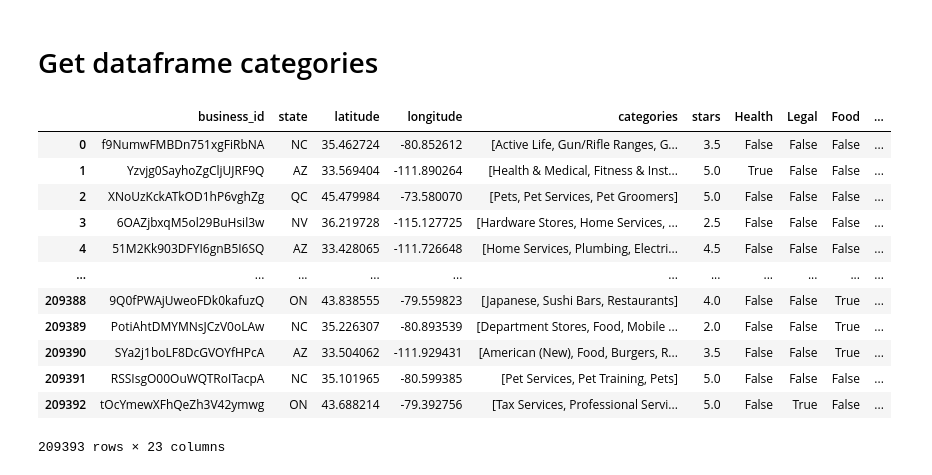
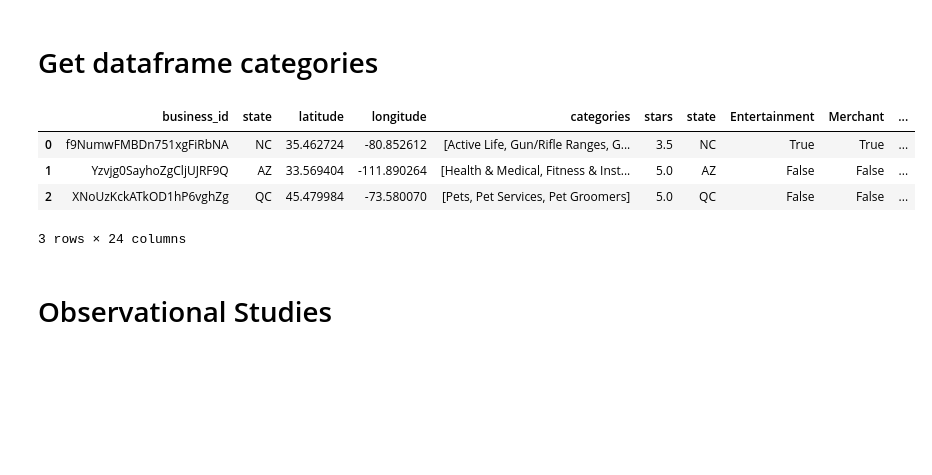
Before and after one commit to epfl-ada/ada-2020-project-milestone-p3-p3_kergagnant, a Jupyter notebook: P4_partA_Analysis_Paul.ipynb, the cells around one changed output. Saved outputs shown, nothing was run; the diff lists cells and outputs as text; code cells hidden in the pictures; blank space fills up the shorter version.

Commit message:
Observations

```diff
--- a/P4_partA_Analysis_Paul.ipynb
+++ b/P4_partA_Analysis_Paul.ipynb
@@ -254,4 +255,4 @@ plt.title("Probability to go to Good Rated (stars >= 5) Place Depending on Dista
 # %%
 df_categories = pd.read_csv('name_category.csv')
 # %%
-df_categories.drop('Unnamed: 0', axis=1, inplace=True)
+#df_categories.drop('Unnamed: 0', axis=1, inplace=True)
@@ -307,7 +292,7 @@ df_corrected.to_csv('name_category.csv', index=False)
 # %%
 df_business_ori = pd.read_json("./data/yelp_academic_dataset_business.json", lines = True)
 # %%
-df_business = df_business_ori[['business_id','state','latitude','longitude', 'categories','stars']].copy()
+df_business = df_business_ori[['business_id','state','latitude','longitude', 'categories','stars', 'state']].copy()
 # %%
 df_business['categories'] = df_business.categories.apply(lambda x: [] if x == None else x.split(', '))
 # %%
@@ -331,18 +316,12 @@ categoryMask = df_business.apply(lambda x: create_category_mask(x.categories),ax
 for category_name in set(df_corrected['category']):
     df_business[category_name] = [tup[indexCategory.get(category_name)] for tup in categoryMask]
 # %%
-df_business
+df_business.head(3)
 # %% [output]
-|  | business_id | state | latitude | longitude | categories | stars | Health | Legal | Food | ... |
-| 0 | f9NumwFMBDn751xgFiRbNA | NC | 35.462724 | -80.852612 | [Active Life, Gun/Rifle Ranges, G... | 3.5 | False | False | False | ... |
-| 1 | Yzvjg0SayhoZgCljUJRF9Q | AZ | 33.569404 | -111.890264 | [Health & Medical, Fitness & Inst... | 5.0 | True | False | False | ... |
-| 2 | XNoUzKckATkOD1hP6vghZg | QC | 45.479984 | -73.580070 | [Pets, Pet Services, Pet Groomers] | 5.0 | False | False | False | ... |
-| 3 | 6OAZjbxqM5ol29BuHsil3w | NV | 36.219728 | -115.127725 | [Hardware Stores, Home Services, ... | 2.5 | False | False | False | ... |
-| 4 | 51M2Kk903DFYI6gnB5I6SQ | AZ | 33.428065 | -111.726648 | [Home Services, Plumbing, Electri... | 4.5 | False | False | False | ... |
-| ... | ... | ... | ... | ... | ... | ... | ... | ... | ... | ... |
-| 209388 | 9Q0fPWAjUweoFDk0kafuzQ | ON | 43.838555 | -79.559823 | [Japanese, Sushi Bars, Restaurants] | 4.0 | False | False | True | ... |
-| 209389 | PotiAhtDMYMNsJCzV0oLAw | NC | 35.226307 | -80.893539 | [Department Stores, Food, Mobile ... | 2.0 | False | False | True | ... |
-| 209390 | SYa2j1boLF8DcGVOYfHPcA | AZ | 33.504062 | -111.929431 | [American (New), Food, Burgers, R... | 3.5 | False | False | True | ... |
-| 209391 | RSSIsgO00OuWQTRoITacpA | NC | 35.101965 | -80.599385 | [Pet Services, Pet Training, Pets] | 5.0 | False | False | False | ... |
-| 209392 | tOcYmewXFhQeZh3V42ymwg | ON | 43.688214 | -79.392756 | [Tax Services, Professional Servi... | 5.0 | False | True | False | ... |
+|  | business_id | state | latitude | longitude | categories | stars | state | Entertainment | Merchant | ... |
+| 0 | f9NumwFMBDn751xgFiRbNA | NC | 35.462724 | -80.852612 | [Active Life, Gun/Rifle Ranges, G... | 3.5 | NC | True | True | ... |
+| 1 | Yzvjg0SayhoZgCljUJRF9Q | AZ | 33.569404 | -111.890264 | [Health & Medical, Fitness & Inst... | 5.0 | AZ | False | False | ... |
+| 2 | XNoUzKckATkOD1hP6vghZg | QC | 45.479984 | -73.580070 | [Pets, Pet Services, Pet Groomers] | 5.0 | QC | False | False | ... |
-209393 rows × 23 columns
+3 rows × 24 columns
+# %% [markdown]
+# Observational Studies
```
Also changed, not shown: parts of 53 cells of this notebook.
